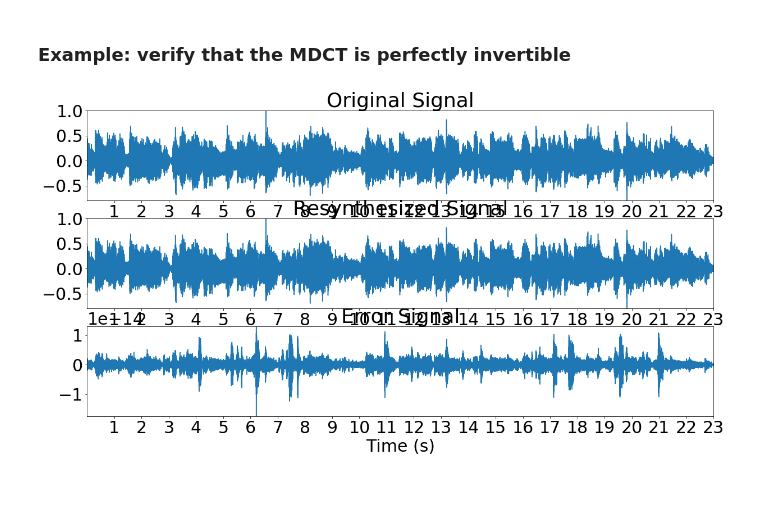
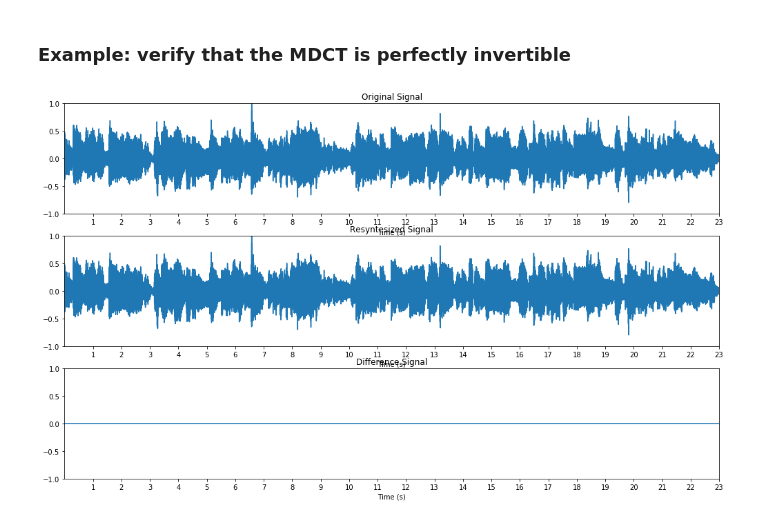
Before and after one commit to zafarrafii/Zaf-Python, a Jupyter notebook: examples.ipynb, the cells around one changed output. Saved outputs shown, nothing was run; the diff lists cells and outputs as text; code cells hidden in the pictures; blank space fills up the shorter version.

```diff
--- a/examples.ipynb
+++ b/examples.ipynb
@@ -530,43 +521,32 @@ Output:
 # %%
 %matplotlib inline
 
-# Import modules
-import scipy.io.wavfile
+# Import the modules
 import numpy as np
-import z
+import zaf
 import matplotlib.pyplot as plt
 
-# Audio signal (normalized) averaged over its channels (expanded) and sample rate in Hz
-sample_rate, audio_signal = scipy.io.wavfile.read('audio_file.wav')
-audio_signal = audio_signal / (2.0 ** (audio_signal.itemsize * 8 - 1))
+# Read the audio signal (normalized) with its sampling frequency in Hz, and average it over its channels
+audio_signal, sampling_frequency = zaf.wavread("audio_file.wav")
 audio_signal = np.mean(audio_signal, 1)
 
-# MDCT with a slope function as used in the Vorbis audio coding format
+# Compute the MDCT with a slope function as used in the Vorbis audio coding format
 window_length = 2048
-window_function = np.sin(np.pi / 2
-                         * np.power(np.sin(np.pi / window_length * np.arange(0.5, window_length + 0.5)), 2))
-audio_mdct = z.mdct(audio_signal, window_function)
+window_function = np.sin(np.pi / 2*pow(np.sin(np.pi / window_length * np.arange(0.5, window_length + 0.5)), 2))
+audio_mdct = zaf.mdct(audio_signal, window_function)
 
-# Inverse MDCT and error signal
-audio_signal2 = z.imdct(audio_mdct, window_function)
+# Compute the inverse MDCT
+audio_signal2 = zaf.imdct(audio_mdct, window_function)
 audio_signal2 = audio_signal2[0:len(audio_signal)]
-error_signal = audio_signal - audio_signal2
 
-# Original, resynthesized, and error signals
-plt.figure(figsize=(20,10))
-plt.rc('font', size=30)
-plt.subplot(3, 1, 1), plt.plot(audio_signal), plt.autoscale(tight=True), plt.title("Original Signal")
-plt.xticks(np.arange(sample_rate, len(audio_signal), sample_rate),
-           np.arange(1, int(np.floor(len(audio_signal) / sample_rate)) + 1))
-plt.xlabel('Time (s)')
-plt.subplot(3, 1, 2), plt.plot(audio_signal2), plt.autoscale(tight=True), plt.title("Resynthesized Signal")
-plt.xticks(np.arange(sample_rate, len(audio_signal), sample_rate),
-           np.arange(1, int(np.floor(len(audio_signal) / sample_rate)) + 1))
-plt.xlabel('Time (s)')
-plt.subplot(3, 1, 3), plt.plot(error_signal), plt.autoscale(tight=True), plt.title("Error Signal")
-plt.xticks(np.arange(sample_rate, len(audio_signal), sample_rate),
-           np.arange(1, int(np.floor(len(audio_signal) / sample_rate)) + 1))
-plt.xlabel('Time (s)')
+# Display the original and resynthesized signals, and their differences in seconds
+plt.figure(figsize=(17, 10))
+plt.subplot(311),
+zaf.sigplot(audio_signal, sampling_frequency, xtick_step=1), plt.ylim(-1, 1), plt.title("Original Signal")
+plt.subplot(312)
+zaf.sigplot(audio_signal2, sampling_frequency, xtick_step=1), plt.ylim(-1, 1), plt.title("Resyntesized Signal")
+plt.subplot(313)
+zaf.sigplot(audio_signal-audio_signal2, sampling_frequency, xtick_step=1), plt.ylim(-1, 1), plt.title("Difference Signal")
 plt.show()
 # %% [output]
-[figure, old version]
+[figure, new version]
```
Also changed, not shown: parts of 3 cells of this notebook, 2 other files.
